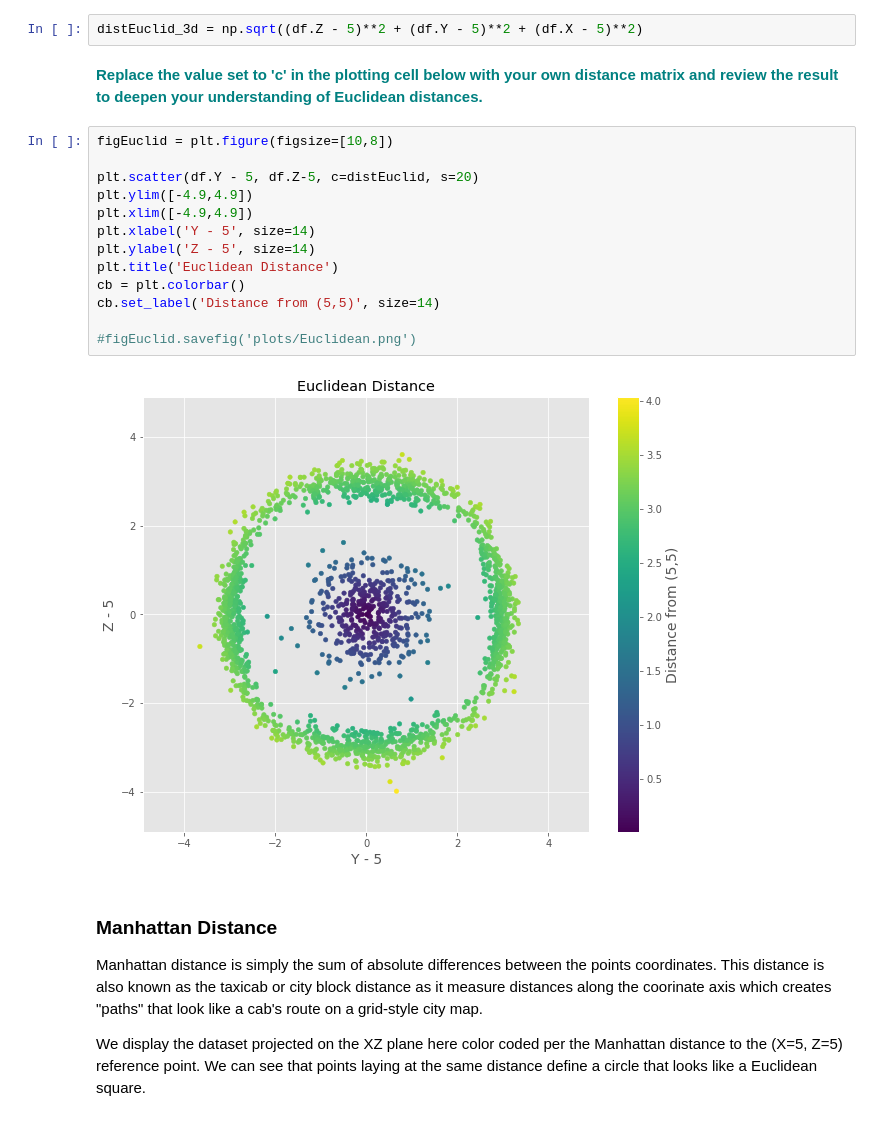
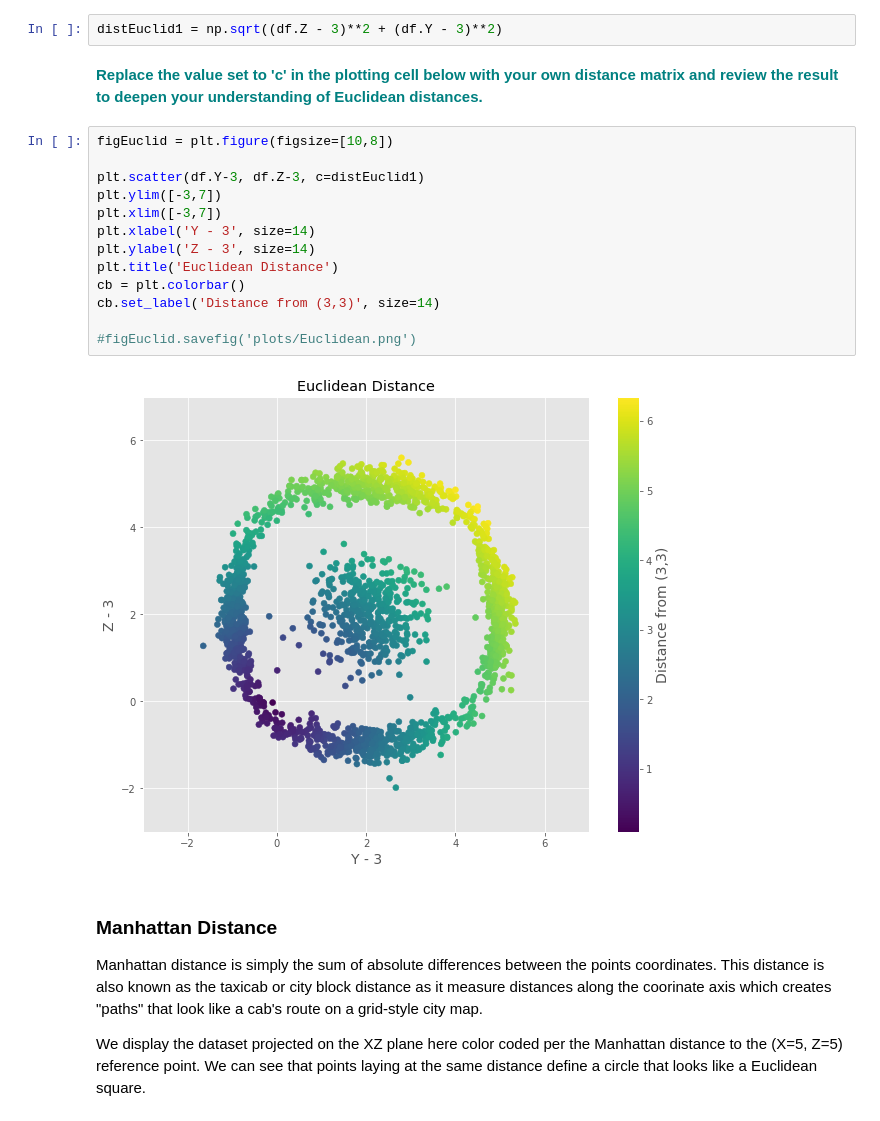
Before and after one commit to TechLadyZ/Springboard-Data-Science-Immerse-Program, a Jupyter notebook: MiniProjects/Euclidean_and_Manhattan_Distances_Case_Study/Euclidean_and_Manhattan_Distances_Case_Study.ipynb, the cells around one changed output. Cells and saved outputs as stored; diff of their text form.

```diff
--- a/MiniProjects/Euclidean_and_Manhattan_Distances_Case_Study/Euclidean_and_Manhattan_Distances_Case_Study.ipynb
+++ b/MiniProjects/Euclidean_and_Manhattan_Distances_Case_Study/Euclidean_and_Manhattan_Distances_Case_Study.ipynb
@@ -34,24 +34,24 @@ distEuclid = np.sqrt((df.Z - 5)**2 + (df.Y - 5)**2)
 # %% [markdown]
 **<font color='teal'>Create a distance to reference point (3,3) matrix similar to the above example.</font>**
 # %%
-distEuclid_3d = np.sqrt((df.Z - 5)**2 + (df.Y - 5)**2 + (df.X - 5)**2)
+distEuclid1 = np.sqrt((df.Z - 3)**2 + (df.Y - 3)**2)
 # %% [markdown]
 **<font color='teal'>Replace the value set to 'c' in the plotting cell below with your own distance matrix and review the result to deepen your understanding of Euclidean distances. </font>**
 # %%
 figEuclid = plt.figure(figsize=[10,8])
 
-plt.scatter(df.Y - 5, df.Z-5, c=distEuclid, s=20)
-plt.ylim([-4.9,4.9])
-plt.xlim([-4.9,4.9])
-plt.xlabel('Y - 5', size=14)
-plt.ylabel('Z - 5', size=14)
+plt.scatter(df.Y-3, df.Z-3, c=distEuclid1)
+plt.ylim([-3,7])
+plt.xlim([-3,7])
+plt.xlabel('Y - 3', size=14)
+plt.ylabel('Z - 3', size=14)
 plt.title('Euclidean Distance')
 cb = plt.colorbar()
-cb.set_label('Distance from (5,5)', size=14)
+cb.set_label('Distance from (3,3)', size=14)
 
 #figEuclid.savefig('plots/Euclidean.png')
 # %% [output]
-[figure, old version]
+[figure, new version]
 # %% [markdown]
 ### Manhattan Distance
 
```
Also changed, not shown: parts of 1 cell of this notebook.
